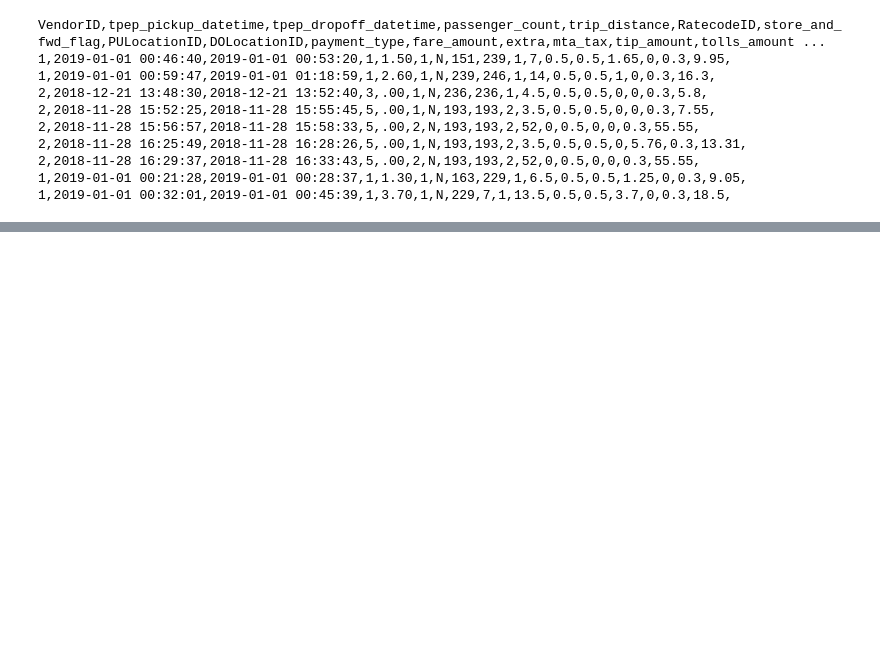
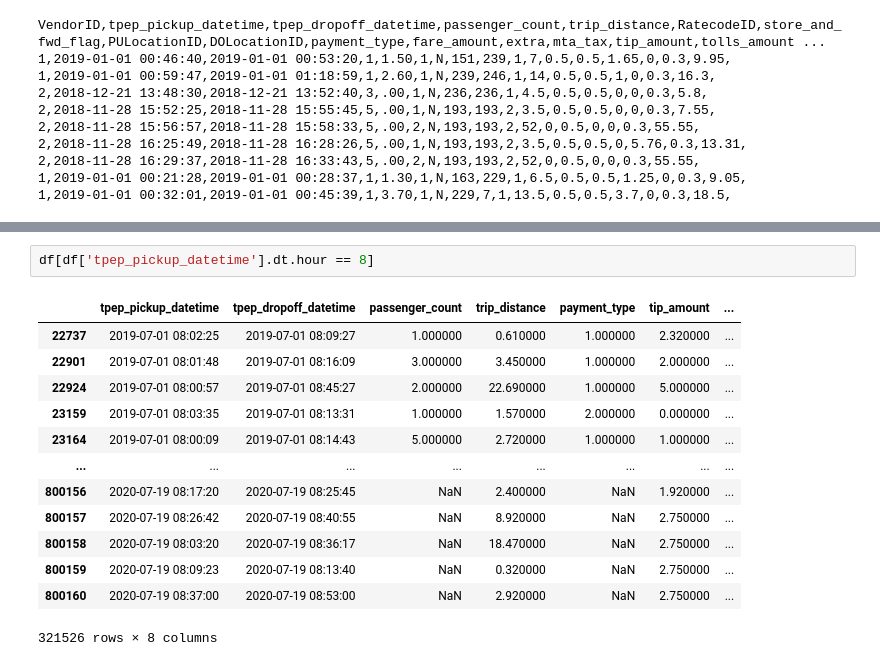
Before and after one commit to reuven/PyRVA-2021-11Nov-10, a Jupyter notebook: PyRVA - PyRVA-2021-11Nov-10.ipynb, the cells around one changed output, grey strips where cells are left out. Drawn from its saved outputs; the diff is of its cells as text; blank space fills up the shorter version.

```diff
--- a/PyRVA - PyRVA-2021-11Nov-10.ipynb
+++ b/PyRVA - PyRVA-2021-11Nov-10.ipynb
@@ -473,0 +479,16 @@ df.head()
+# %%
+df[df['tpep_pickup_datetime'].dt.hour == 8]
+# %% [output]
+|  | tpep_pickup_datetime | tpep_dropoff_datetime | passenger_count | trip_distance | payment_type | tip_amount | ... |
+| 22737 | 2019-07-01 08:02:25 | 2019-07-01 08:09:27 | 1.000000 | 0.610000 | 1.000000 | 2.320000 | ... |
+| 22901 | 2019-07-01 08:01:48 | 2019-07-01 08:16:09 | 3.000000 | 3.450000 | 1.000000 | 2.000000 | ... |
+| 22924 | 2019-07-01 08:00:57 | 2019-07-01 08:45:27 | 2.000000 | 22.690000 | 1.000000 | 5.000000 | ... |
+| 23159 | 2019-07-01 08:03:35 | 2019-07-01 08:13:31 | 1.000000 | 1.570000 | 2.000000 | 0.000000 | ... |
+| 23164 | 2019-07-01 08:00:09 | 2019-07-01 08:14:43 | 5.000000 | 2.720000 | 1.000000 | 1.000000 | ... |
+| ... | ... | ... | ... | ... | ... | ... | ... |
+| 800156 | 2020-07-19 08:17:20 | 2020-07-19 08:25:45 | NaN | 2.400000 | NaN | 1.920000 | ... |
+| 800157 | 2020-07-19 08:26:42 | 2020-07-19 08:40:55 | NaN | 8.920000 | NaN | 2.750000 | ... |
+| 800158 | 2020-07-19 08:03:20 | 2020-07-19 08:36:17 | NaN | 18.470000 | NaN | 2.750000 | ... |
+| 800159 | 2020-07-19 08:09:23 | 2020-07-19 08:13:40 | NaN | 0.320000 | NaN | 2.750000 | ... |
+| 800160 | 2020-07-19 08:37:00 | 2020-07-19 08:53:00 | NaN | 2.920000 | NaN | 2.750000 | ... |
+321526 rows × 8 columns
```
Also changed, not shown: parts of 3 cells of this notebook.
